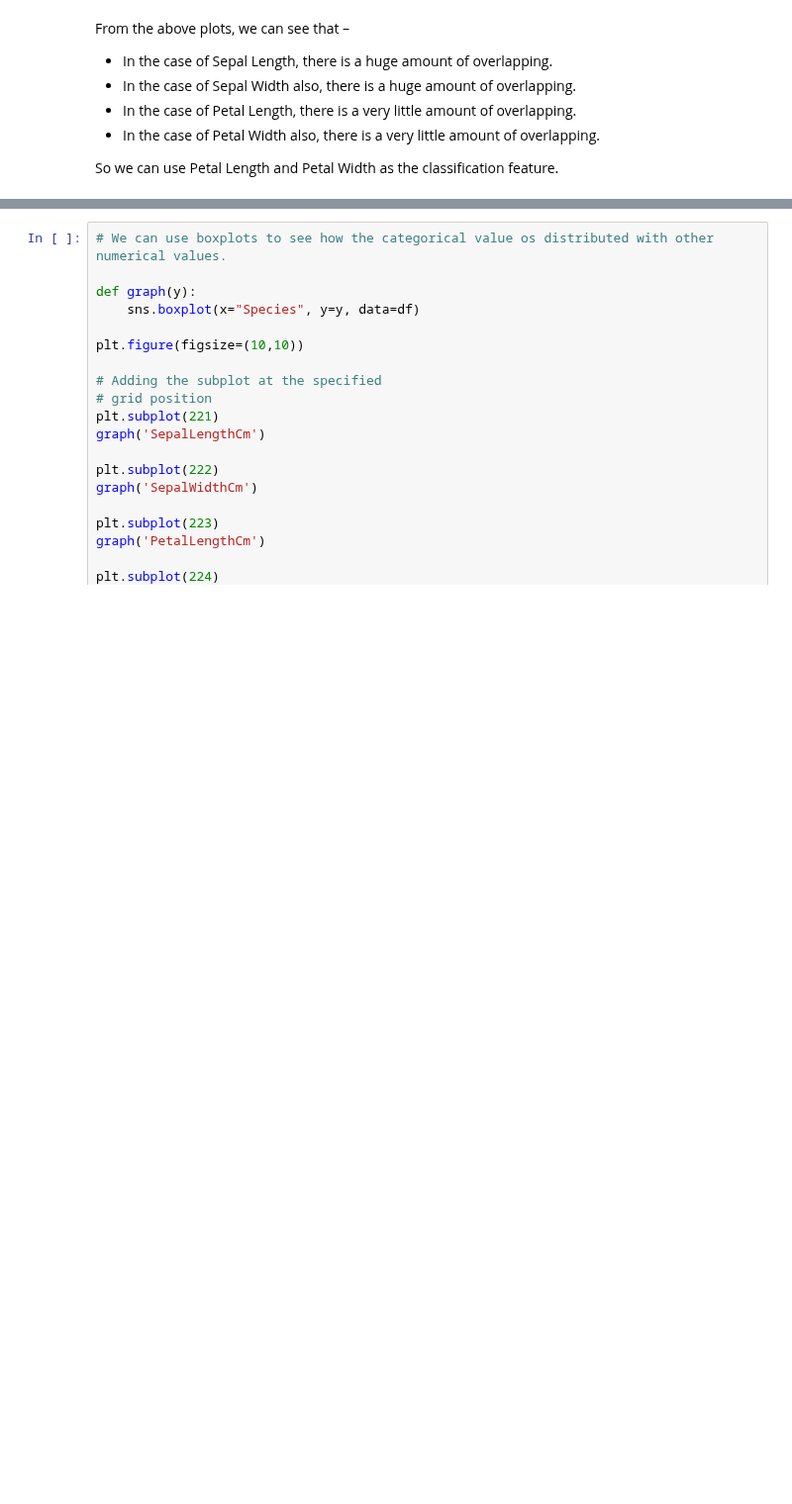
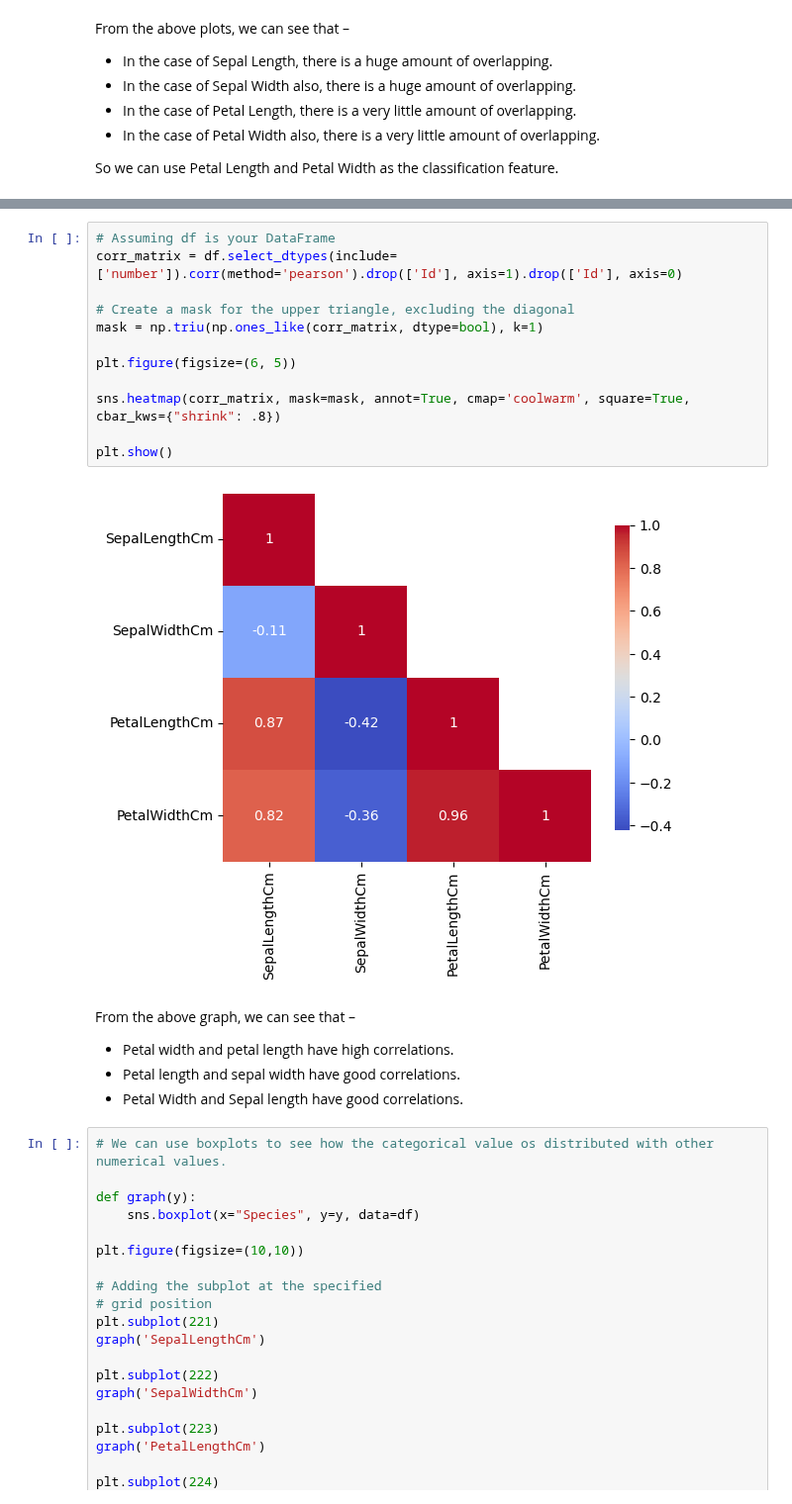
Before and after one commit to ash322ash422/tut_ml, a Jupyter notebook: tut_assorted_outlier_EDA_Rsquare_multicollinear_encoding_scaling/tut_EDA_iris_dataset.ipynb, the cells around one changed output, grey strips where cells are left out. Shown at 99% size. Drawn from its saved outputs; the diff is of its cells as text; blank space fills up the shorter version.

```diff
--- a/tut_assorted_outlier_EDA_Rsquare_multicollinear_encoding_scaling/tut_EDA_iris_dataset.ipynb
+++ b/tut_assorted_outlier_EDA_Rsquare_multicollinear_encoding_scaling/tut_EDA_iris_dataset.ipynb
@@ -229,3 +231,23 @@ From the above graph, we can see that –
+# %%
+# Assuming df is your DataFrame
+corr_matrix = df.select_dtypes(include=['number']).corr(method='pearson').drop(['Id'], axis=1).drop(['Id'], axis=0)
+
+# Create a mask for the upper triangle, excluding the diagonal
+mask = np.triu(np.ones_like(corr_matrix, dtype=bool), k=1)
+
+plt.figure(figsize=(6, 5))
+
+sns.heatmap(corr_matrix, mask=mask, annot=True, cmap='coolwarm', square=True, cbar_kws={"shrink": .8})
+
+plt.show()
+# %% [output]
+[figure, added]
+# %% [markdown]
+From the above graph, we can see that –
+
+- Petal width and petal length have high correlations.
+- Petal length and sepal width have good correlations.
+- Petal Width and Sepal length have good correlations.
 # %%
 # We can use boxplots to see how the categorical value os distributed with other numerical values.
 
```
Also changed, not shown: parts of 9 cells of this notebook, 1 other file.
